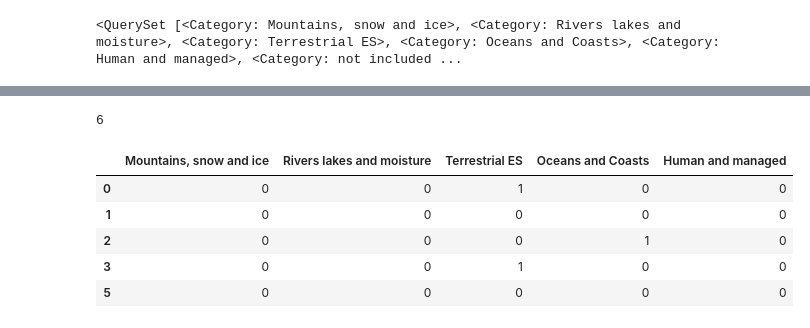
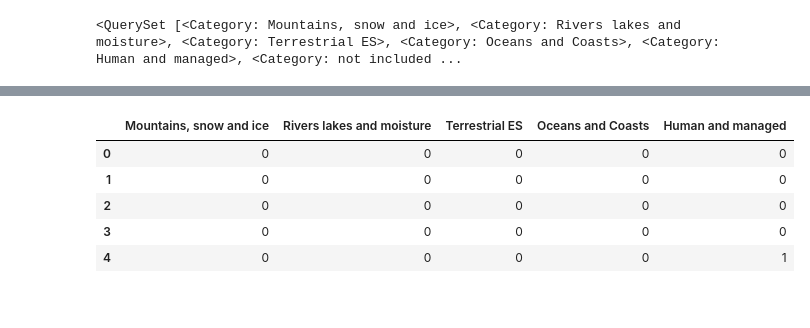
Before and after one commit to mcallaghan/regional-impacts-map, a Jupyter notebook: analysis/predict.ipynb, the cells around one changed output, grey strips where cells are left out. Saved outputs shown, nothing was run; the diff lists cells and outputs as text; code cells hidden in the pictures.

```diff
--- a/analysis/predict.ipynb
+++ b/analysis/predict.ipynb
@@ -156,4 +158,6 @@ print(all_doc_df.shape)
 all_doc_df = pd.merge(all_doc_df, cat_map, how="left")
 print(all_doc_df.shape)
 all_doc_df.head()
+
+cat_labels = [c for c in cats.values_list('name',flat=True) if c in all_doc_df.columns]
 # %% [output]
@@ -256,24 +257,20 @@ ax.legend()
-# %%
-3+3
-# %% [output]
-6
 # %%
-clf = OneVsRestClassifier(SVC(kernel='linear'))
+clf = OneVsRestClassifier(SVC(kernel='linear', probability=True))
 
 clf.fit(X[seen_index],y[seen_index,:])
 y_pred = clf.predict(X[unseen_index])
 
 predictions_df = pd.DataFrame(y_pred)
 predictions_df.index = unseen_index
 predictions_df.columns = cat_labels
 predictions_df.head()
 # %% [output]
 |  | Mountains, snow and ice | Rivers lakes and moisture | Terrestrial ES | Oceans and Coasts | Human and managed |
-| 0 | 0 | 0 | 1 | 0 | 0 |
+| 0 | 0 | 0 | 0 | 0 | 0 |
 | 1 | 0 | 0 | 0 | 0 | 0 |
-| 2 | 0 | 0 | 0 | 1 | 0 |
-| 3 | 0 | 0 | 1 | 0 | 0 |
-| 5 | 0 | 0 | 0 | 0 | 0 |
+| 2 | 0 | 0 | 0 | 0 | 0 |
+| 3 | 0 | 0 | 0 | 0 | 0 |
+| 4 | 0 | 0 | 0 | 0 | 1 |
 # %%
 #cat_labels = [c for c in cats.values_list('name',flat=True) if c in doc_df.columns]
 
```
Also changed, not shown: parts of 19 cells of this notebook, 33 other files.
